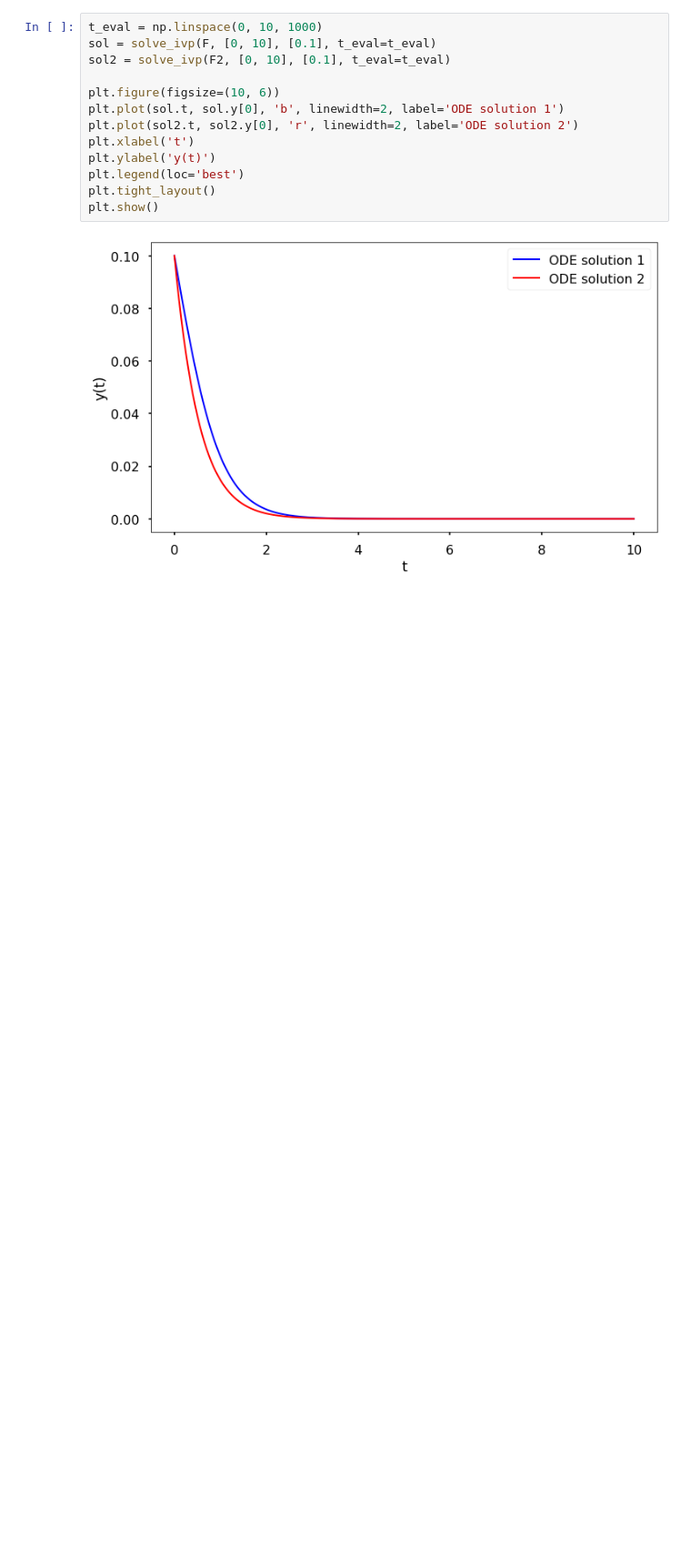
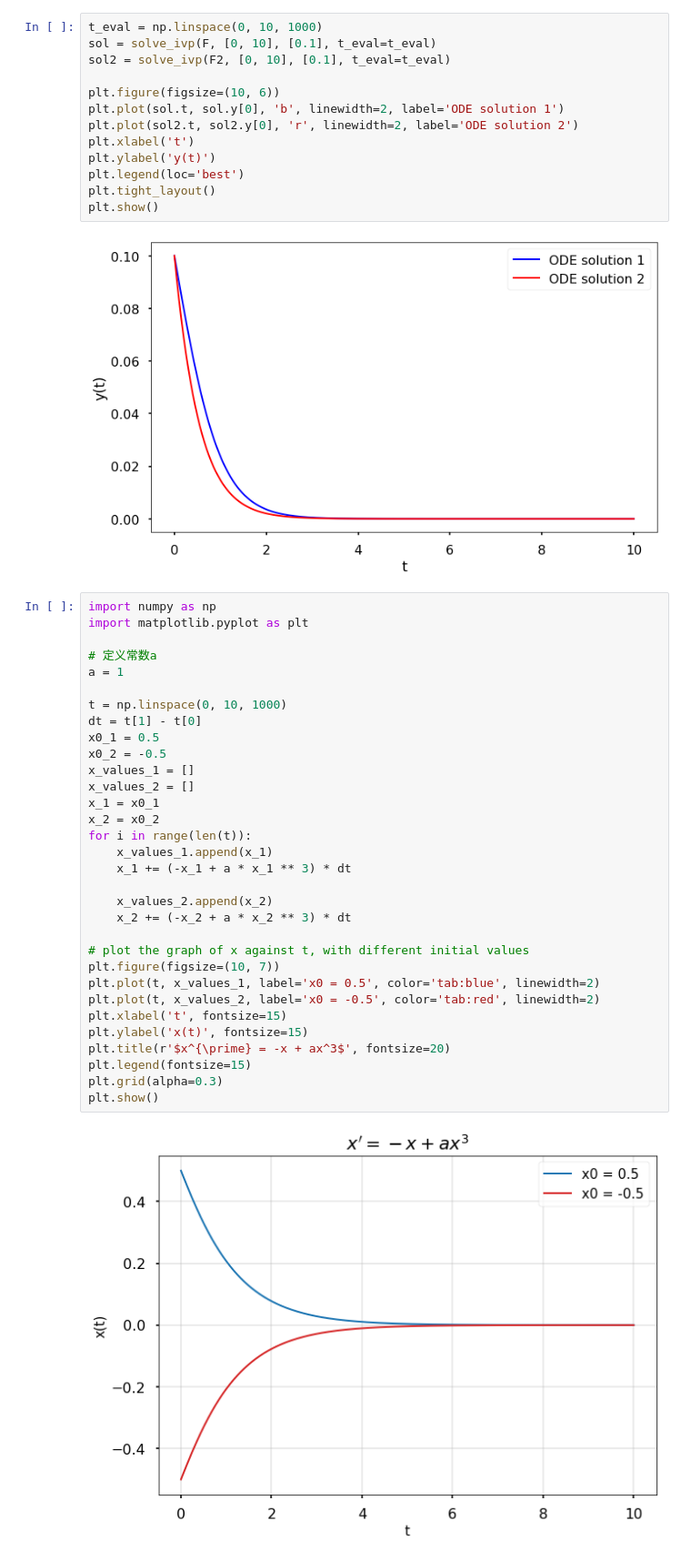
Before and after one commit to yubocai-poly/Reachability-Problem-of-ODE, a Jupyter notebook: Reachability/evaluation/Quadra_exmaple/quadra_ODE_solver.ipynb, the cells around one changed output. Shown at 91% size. Drawn from its saved outputs; the diff is of its cells as text; blank space fills up the shorter version.

```diff
--- a/Reachability/evaluation/Quadra_exmaple/quadra_ODE_solver.ipynb
+++ b/Reachability/evaluation/Quadra_exmaple/quadra_ODE_solver.ipynb
@@ -34,3 +34,37 @@ plt.tight_layout()
 plt.show()
 # %% [output]
 [figure]
+# %%
+import numpy as np
+import matplotlib.pyplot as plt
+
+# 定义常数a
+a = 1
+
+t = np.linspace(0, 10, 1000)
+dt = t[1] - t[0]
+x0_1 = 0.5
+x0_2 = -0.5
+x_values_1 = []
+x_values_2 = []
+x_1 = x0_1
+x_2 = x0_2
+for i in range(len(t)):
+    x_values_1.append(x_1)
+    x_1 += (-x_1 + a * x_1 ** 3) * dt
+
+    x_values_2.append(x_2)
+    x_2 += (-x_2 + a * x_2 ** 3) * dt
+
+# plot the graph of x against t, with different initial values
+plt.figure(figsize=(10, 7))
+plt.plot(t, x_values_1, label='x0 = 0.5', color='tab:blue', linewidth=2)
+plt.plot(t, x_values_2, label='x0 = -0.5', color='tab:red', linewidth=2)
+plt.xlabel('t', fontsize=15)
+plt.ylabel('x(t)', fontsize=15)
+plt.title(r'$x^{\prime} = -x + ax^3$', fontsize=20)
+plt.legend(fontsize=15)
+plt.grid(alpha=0.3)
+plt.show()
+# %% [output]
+[figure, added]
```
Also changed, not shown: parts of 5 cells of this notebook, 3 other files.
